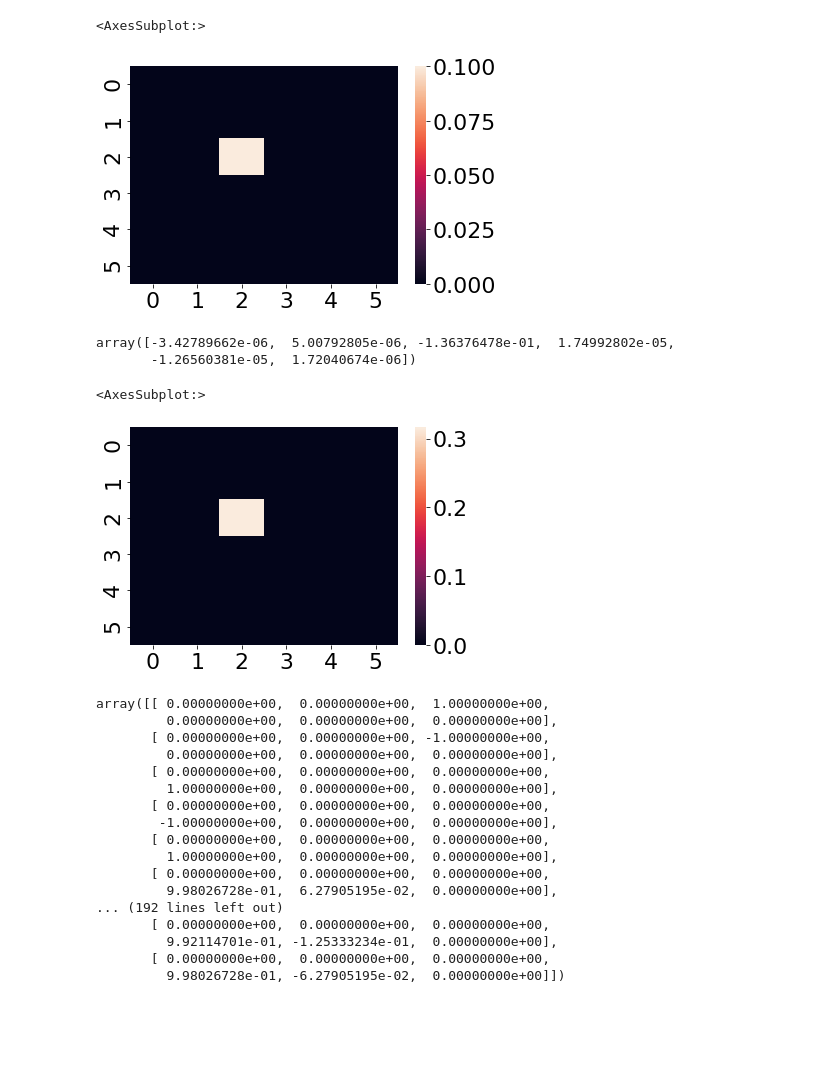
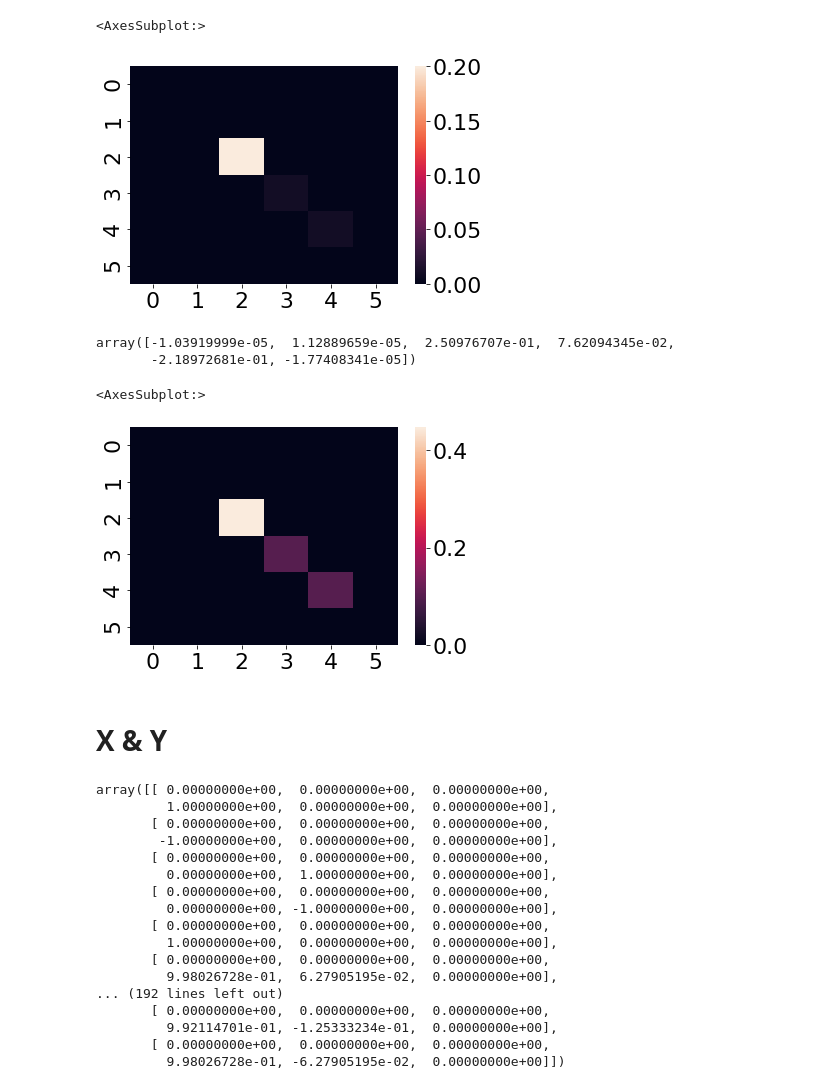
Before and after one commit to nosmokingsurfer/mrob_sandbox, a Jupyter notebook: sigma_visualize.ipynb, the cells around one changed output. Cells and saved outputs as stored; diff of their text form; code cells hidden in the pictures; blank space fills up the shorter version.

Commit message:
visualization function updated

```diff
--- a/sigma_visualize.ipynb
+++ b/sigma_visualize.ipynb
@@ -20,42 +20,49 @@ import mrob
 # %%
 sigma = sklearn.datasets.make_spd_matrix(6)*1e-5
 sigma = np.eye(6)
 sigma[0,0] = 1e-10
 sigma[1,1] = 1e-10
 sigma[2,2] = 1e-1
-sigma[3,3] = 1e-10
-sigma[4,4] = 1e-10
+sigma[3,3] = 1e-4
+sigma[4,4] = 1e-4
 sigma[5,5] = 1e-10
+
+sigma = np.diag([1e-10,1e-10,0.2,1e-2,1e-2,1e-10])
+
+# sigma = sklearn.datasets.make_spd_matrix(6)*1e-5
+
 mu = np.array([0,0,0,0,0,0])
 sns.heatmap(sigma)
 # %% [output]
 <AxesSubplot:>
-[figure, old version]
+[figure, new version]
 # %%
 n = scipy.stats.multivariate_normal(mu,sigma)
 # %%
 n.rvs()
 # %% [output]
-array([-3.42789662e-06,  5.00792805e-06, -1.36376478e-01,  1.74992802e-05,
-       -1.26560381e-05,  1.72040674e-06])
+array([-1.03919999e-05,  1.12889659e-05,  2.50976707e-01,  7.62094345e-02,
+       -2.18972681e-01, -1.77408341e-05])
 # %%
 A = np.linalg.cholesky(sigma)
 sns.heatmap(A)
 # %% [output]
 <AxesSubplot:>
-[figure, old version]
+[figure, new version]
 # %%
 def rotate(l, n):
     return l[-n:] + l[:-n]
+# %% [markdown]
+# X & Y
 # %%
 points = []
-points.append([0,0,1,0,0,0])
-points.append([0,0,-1,0,0,0])
 points.append([0,0,0,1,0,0])
 points.append([0,0,0,-1,0,0])
+points.append([0,0,0,0,1,0])
+points.append([0,0,0,0,-1,0])
 
 
-labels = ['+yaw','-yaw','+x','-x']
+labels = ['+x','-x','+y','-y']
 # x = [1,0,0,0,0,0]
 
 # for _ in range(6):
@@ -75,14 +82,14 @@ for i in range(N):
 points = np.array(points)
 points
 # %% [output]
-array([[ 0.00000000e+00,  0.00000000e+00,  1.00000000e+00,
-         0.00000000e+00,  0.00000000e+00,  0.00000000e+00],
-       [ 0.00000000e+00,  0.00000000e+00, -1.00000000e+00,
-         0.00000000e+00,  0.00000000e+00,  0.00000000e+00],
-       [ 0.00000000e+00,  0.00000000e+00,  0.00000000e+00,
+array([[ 0.00000000e+00,  0.00000000e+00,  0.00000000e+00,
          1.00000000e+00,  0.00000000e+00,  0.00000000e+00],
        [ 0.00000000e+00,  0.00000000e+00,  0.00000000e+00,
         -1.00000000e+00,  0.00000000e+00,  0.00000000e+00],
+       [ 0.00000000e+00,  0.00000000e+00,  0.00000000e+00,
+         0.00000000e+00,  1.00000000e+00,  0.00000000e+00],
+       [ 0.00000000e+00,  0.00000000e+00,  0.00000000e+00,
+         0.00000000e+00, -1.00000000e+00,  0.00000000e+00],
        [ 0.00000000e+00,  0.00000000e+00,  0.00000000e+00,
          1.00000000e+00,  0.00000000e+00,  0.00000000e+00],
        [ 0.00000000e+00,  0.00000000e+00,  0.00000000e+00,
```
Also changed, not shown: parts of 10 cells of this notebook.
